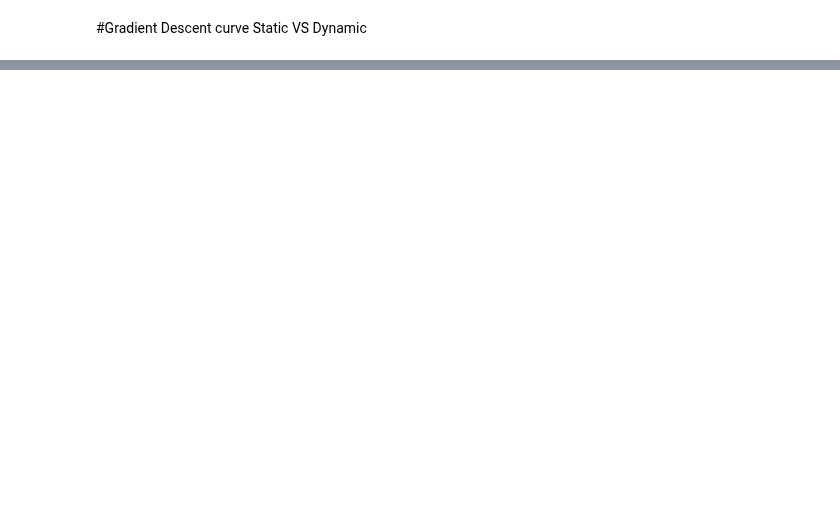
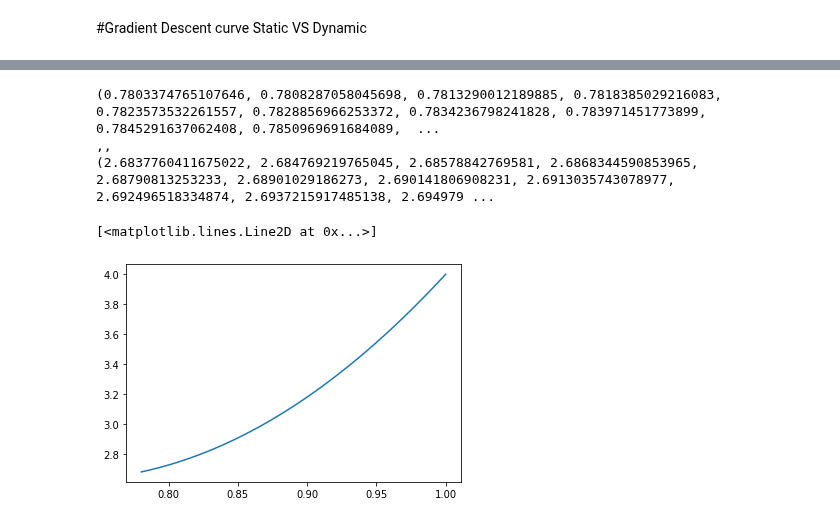
Before and after one commit to ekaratnida/Applied-machine-learning, a Jupyter notebook: Week02-LR/Lab1.ipynb, the cells around one changed output, grey strips where cells are left out. Cells and saved outputs as stored; diff of their text form; code cells hidden in the pictures; blank space fills up the shorter version.

```diff
--- a/Week02-LR/Lab1.ipynb
+++ b/Week02-LR/Lab1.ipynb
@@ -152,3 +161,16 @@ plt.plot(_x, _y)
+# %%
+lists2 = sorted(lossDict2.items()) # sorted by key, return a list of tuples
+_x2, _y2 = zip(*lists2) # unpack a list of pairs into two tuples
+print(_x2)
+print(",,")
+print( _y2)
+plt.plot(_x2, _y2)
+# %% [output]
+(0.7803374765107646, 0.7808287058045698, 0.7813290012189885, 0.7818385029216083, 0.7823573532261557, 0.7828856966253372, 0.7834236798241828, 0.783971451773899, 0.7845291637062408, 0.7850969691684089,  ...
+,,
+(2.6837760411675022, 2.684769219765045, 2.68578842769581, 2.6868344590853965, 2.68790813253233, 2.68901029186273, 2.690141806908231, 2.6913035743078977, 2.692496518334874, 2.6937215917485138, 2.694979 ...
+[<matplotlib.lines.Line2D at 0x...>]
+[figure, added]
 # %%
 import plotly.graph_objects as go
 import numpy as np
```
Also changed, not shown: parts of 6 cells of this notebook.
